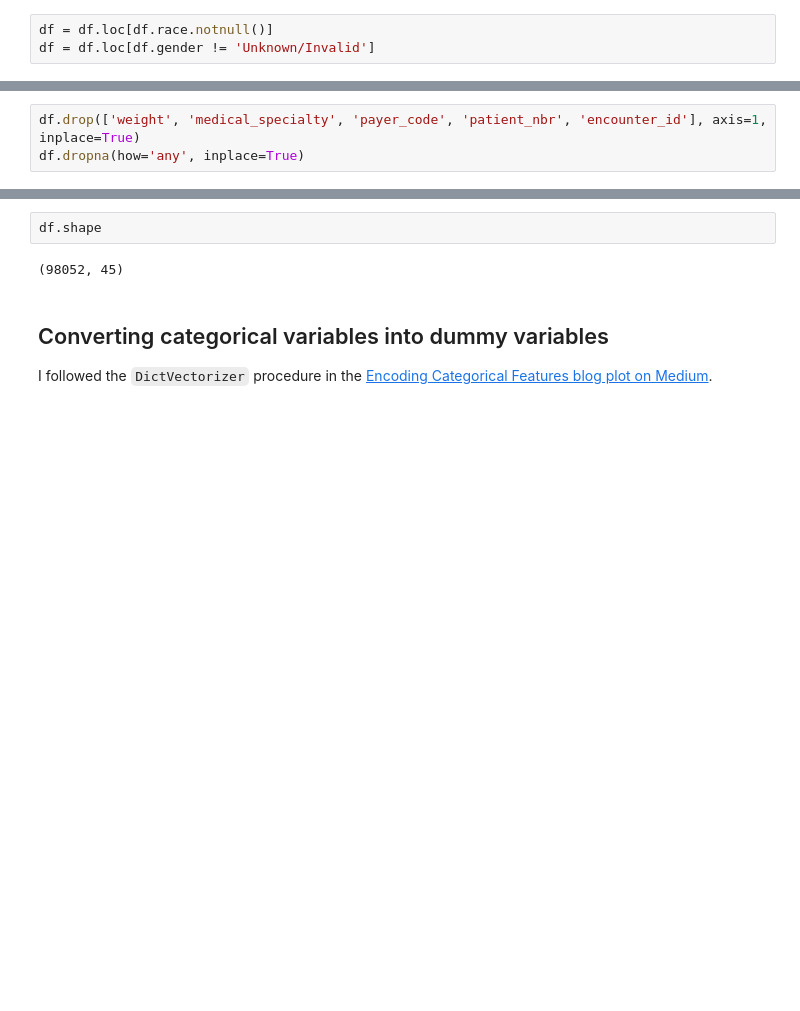
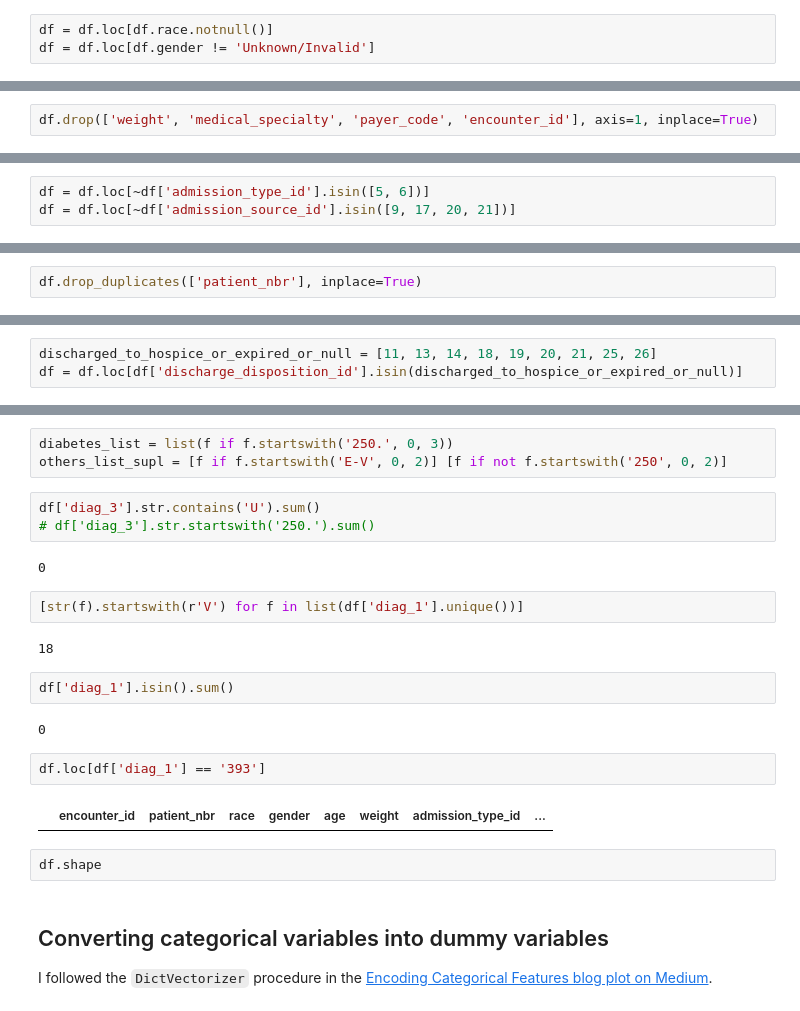
Before and after one commit to capac/kaggle-notebooks, a Jupyter notebook: diabetes-in-130-US-hospitals/1-data-preparation.ipynb, the cells around one changed output, grey strips where cells are left out. Drawn from its saved outputs; the diff is of its cells as text; blank space fills up the shorter version.

```diff
--- a/diabetes-in-130-US-hospitals/1-data-preparation.ipynb
+++ b/diabetes-in-130-US-hospitals/1-data-preparation.ipynb
@@ -193,3 +205,2 @@ df = df.loc[df.gender != 'Unknown/Invalid']
 # %%
-df.drop(['weight', 'medical_specialty', 'payer_code', 'patient_nbr', 'encounter_id'], axis=1, inplace=True)
-df.dropna(how='any', inplace=True)
+df.drop(['weight', 'medical_specialty', 'payer_code', 'encounter_id'], axis=1, inplace=True)
@@ -195,0 +209,3 @@ df.dropna(how='any', inplace=True)
+# %%
+df = df.loc[~df['admission_type_id'].isin([5, 6])]
+df = df.loc[~df['admission_source_id'].isin([9, 17, 20, 21])]
@@ -224,0 +221,2 @@ df.head()
+# %%
+df.drop_duplicates(['patient_nbr'], inplace=True)
@@ -224,0 +225,3 @@ df.head()
+# %%
+discharged_to_hospice_or_expired_or_null = [11, 13, 14, 18, 19, 20, 21, 25, 26]
+df = df.loc[df['discharge_disposition_id'].isin(discharged_to_hospice_or_expired_or_null)]
@@ -225,7 +245,25 @@ df.head()
+# %%
+diabetes_list = list(f if f.startswith('250.', 0, 3))
+others_list_supl = [f if f.startswith('E-V', 0, 2)] [f if not f.startswith('250', 0, 2)]
+# %%
+df['diag_3'].str.contains('U').sum()
+# df['diag_3'].str.startswith('250.').sum()
+# %% [output]
+0
+# %%
+[str(f).startswith(r'V') for f in list(df['diag_1'].unique())]
+# %% [output]
+18
+# %%
+df['diag_1'].isin().sum()
+# %% [output]
+0
+# %%
+df.loc[df['diag_1'] == '393']
+# %% [output]
+|  | encounter_id | patient_nbr | race | gender | age | weight | admission_type_id | ... |
 # %%
 df.shape
-# %% [output]
-(98052, 45)
 # %% [markdown]
 ## Converting categorical variables into dummy variables
 
```
Also changed, not shown: parts of 28 cells of this notebook.
